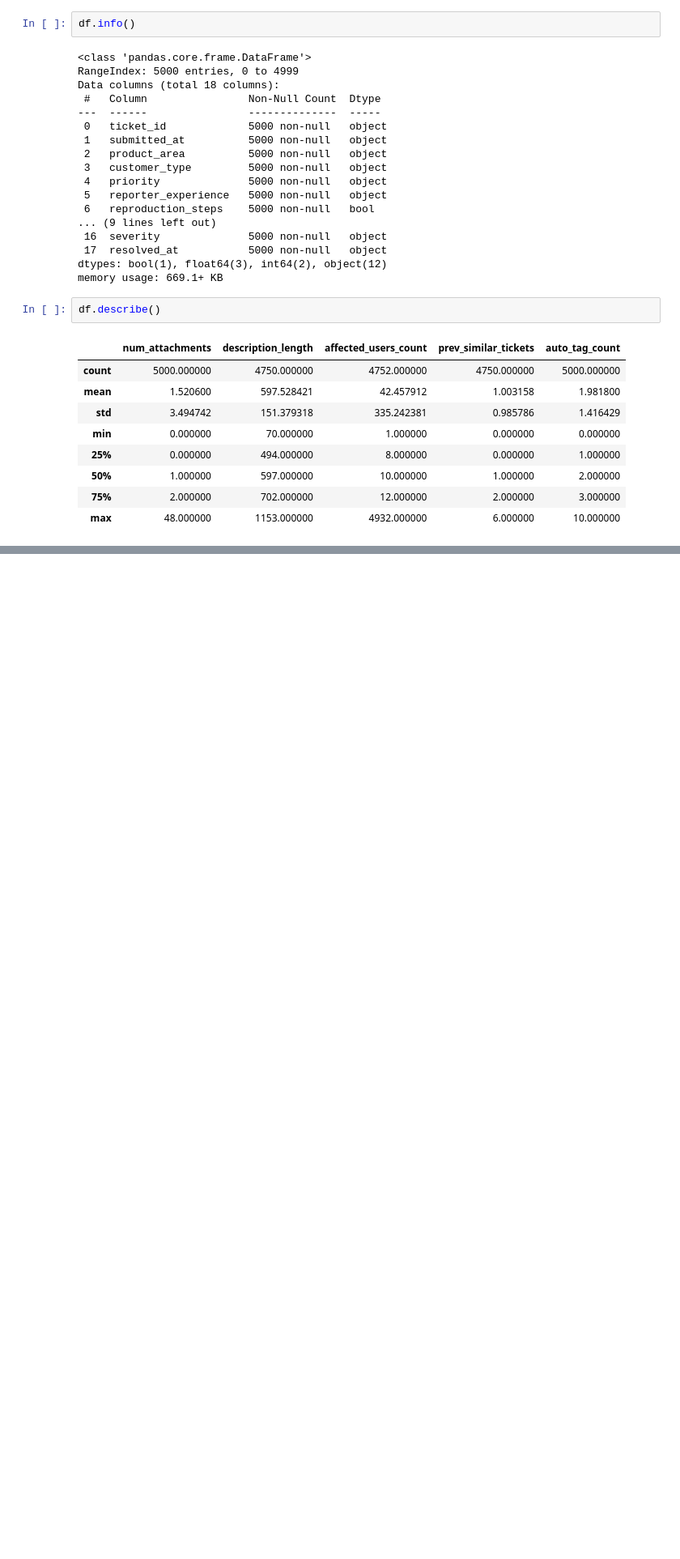
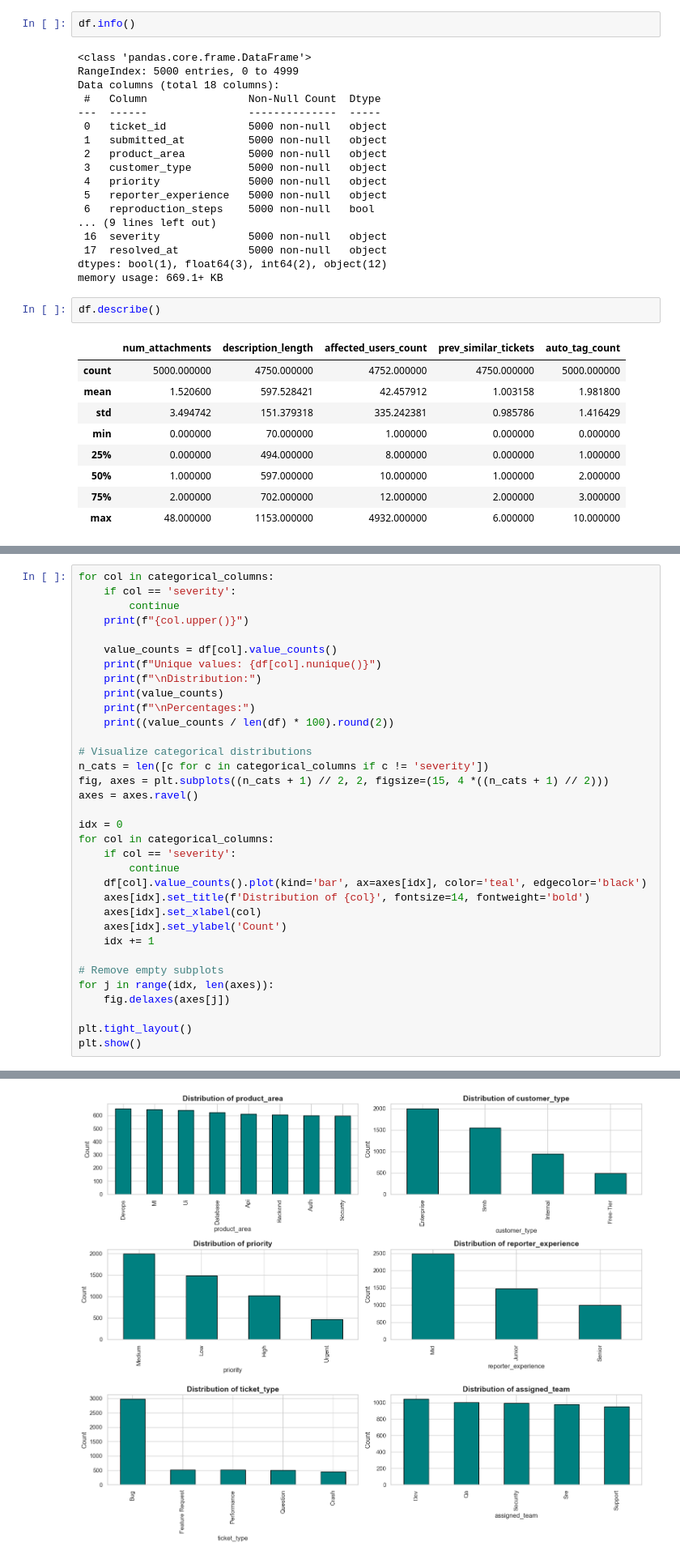
Before and after one commit to getrudeHarriet/Bug-Severity-ML-Project, a Jupyter notebook: notebook/CleaningandEDA.ipynb, the cells around one changed output, grey strips where cells are left out. Shown at 81% size. Cells and saved outputs as stored; diff of their text form; blank space fills up the shorter version.

```diff
--- a/notebook/CleaningandEDA.ipynb
+++ b/notebook/CleaningandEDA.ipynb
@@ -258,0 +345,35 @@ df.to_csv('data/bug-severity-cleaned.csv', index=False)
+# %%
+for col in categorical_columns:
+    if col == 'severity':
+        continue
+    print(f"{col.upper()}")
+
+    value_counts = df[col].value_counts()
+    print(f"Unique values: {df[col].nunique()}")
+    print(f"\nDistribution:")
+    print(value_counts)
+    print(f"\nPercentages:")
+    print((value_counts / len(df) * 100).round(2))
+
+# Visualize categorical distributions
+n_cats = len([c for c in categorical_columns if c != 'severity'])
+fig, axes = plt.subplots((n_cats + 1) // 2, 2, figsize=(15, 4 *((n_cats + 1) // 2)))
+axes = axes.ravel()
+
+idx = 0
+for col in categorical_columns:
+    if col == 'severity':
+        continue
+    df[col].value_counts().plot(kind='bar', ax=axes[idx], color='teal', edgecolor='black')
+    axes[idx].set_title(f'Distribution of {col}', fontsize=14, fontweight='bold')
+    axes[idx].set_xlabel(col)
+    axes[idx].set_ylabel('Count')
+    idx += 1
+
+# Remove empty subplots
+for j in range(idx, len(axes)):
+    fig.delaxes(axes[j])
+
+plt.tight_layout()
+plt.show()
+# %% [output]
@@ -258,0 +397 @@ df.to_csv('data/bug-severity-cleaned.csv', index=False)
+[figure, added]
```
Also changed, not shown: parts of 33 cells of this notebook, 2 other files.
